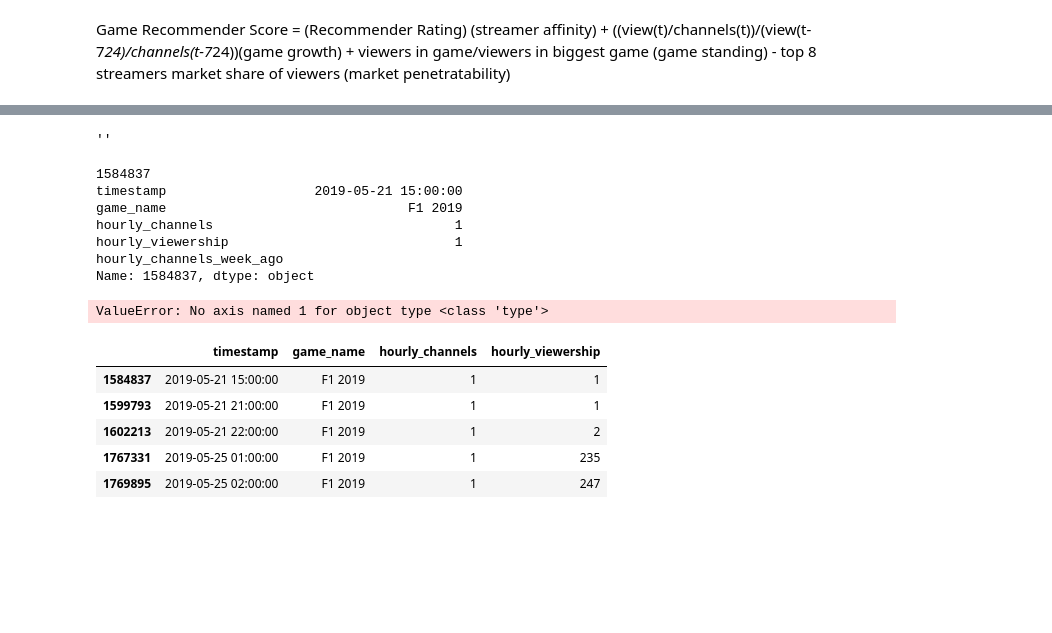
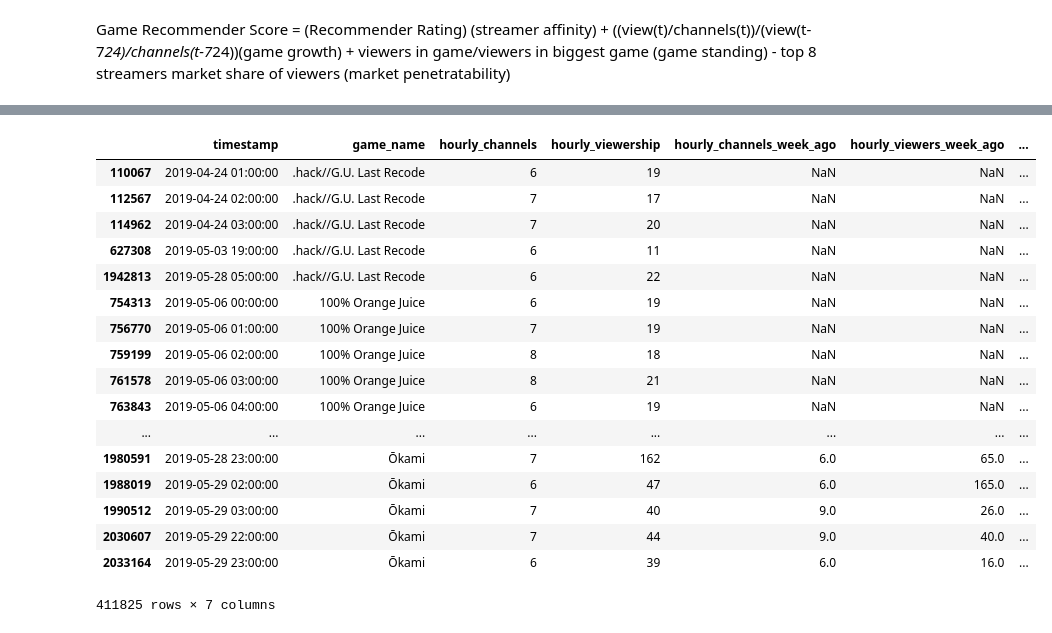
Before and after one commit to natashaborders-zz/Twitch_Streamers_Recommender, a Jupyter notebook: Recommender_For_Existing_Streamers/Key_Metric_Calculation.ipynb, the cells around one changed output, grey strips where cells are left out. Saved outputs shown, nothing was run; the diff lists cells and outputs as text; code cells hidden in the pictures; blank space fills up the shorter version.

```diff
--- a/Recommender_For_Existing_Streamers/Key_Metric_Calculation.ipynb
+++ b/Recommender_For_Existing_Streamers/Key_Metric_Calculation.ipynb
@@ -50,2 +37,4 @@ from datetime import timedelta
+# %%
+sully['hourly_viewers_week_ago'] = sully['hourly_viewership'] - sully['hourly_viewership'].diff(periods = 168)
 # %%
-sully['hourly_channels_week_ago'] = ''
+sully
@@ -56,30 +60,23 @@ Timestamp('2019-04-22 00:00:00')
-# %%
-sully['hourly_channels_week_ago'].iloc[0]
-# %% [output]
-''
-# %%
-for i, row in sully.iterrows():
-    print(i)
-    print(row)
-    curr = sully['timestamp'].iloc[i]
-    week = timedelta(days=7)
-    prev = curr - week
-    sully['hourly_channels_week_ago'].iloc[i] =  sully[(sully['timestamp'] == prev)].hourly_channels
-# %% [output]
-1584837
-timestamp                   2019-05-21 15:00:00
-game_name                               F1 2019
-hourly_channels                               1
-hourly_viewership                             1
-hourly_channels_week_ago
-Name: 1584837, dtype: object
-ValueError: No axis named 1 for object type <class 'type'>
+# %%
+sully['game_growth'] = (sully.hourly_viewership/sully.hourly_channels)/(sully.hourly_viewers_week_ago/sully.hourly_channels_week_ago)
 # %%
-sully.head()
+sully
 # %% [output]
-|  | timestamp | game_name | hourly_channels | hourly_viewership |
-| 1584837 | 2019-05-21 15:00:00 | F1 2019 | 1 | 1 |
-| 1599793 | 2019-05-21 21:00:00 | F1 2019 | 1 | 1 |
-| 1602213 | 2019-05-21 22:00:00 | F1 2019 | 1 | 2 |
-| 1767331 | 2019-05-25 01:00:00 | F1 2019 | 1 | 235 |
-| 1769895 | 2019-05-25 02:00:00 | F1 2019 | 1 | 247 |
+|  | timestamp | game_name | hourly_channels | hourly_viewership | hourly_channels_week_ago | hourly_viewers_week_ago | ... |
+| 110067 | 2019-04-24 01:00:00 | .hack//G.U. Last Recode | 6 | 19 | NaN | NaN | ... |
+| 112567 | 2019-04-24 02:00:00 | .hack//G.U. Last Recode | 7 | 17 | NaN | NaN | ... |
+| 114962 | 2019-04-24 03:00:00 | .hack//G.U. Last Recode | 7 | 20 | NaN | NaN | ... |
+| 627308 | 2019-05-03 19:00:00 | .hack//G.U. Last Recode | 6 | 11 | NaN | NaN | ... |
+| 1942813 | 2019-05-28 05:00:00 | .hack//G.U. Last Recode | 6 | 22 | NaN | NaN | ... |
+| 754313 | 2019-05-06 00:00:00 | 100% Orange Juice | 6 | 19 | NaN | NaN | ... |
+| 756770 | 2019-05-06 01:00:00 | 100% Orange Juice | 7 | 19 | NaN | NaN | ... |
+| 759199 | 2019-05-06 02:00:00 | 100% Orange Juice | 8 | 18 | NaN | NaN | ... |
+| 761578 | 2019-05-06 03:00:00 | 100% Orange Juice | 8 | 21 | NaN | NaN | ... |
+| 763843 | 2019-05-06 04:00:00 | 100% Orange Juice | 6 | 19 | NaN | NaN | ... |
+| ... | ... | ... | ... | ... | ... | ... | ... |
+| 1980591 | 2019-05-28 23:00:00 | Ōkami | 7 | 162 | 6.0 | 65.0 | ... |
+| 1988019 | 2019-05-29 02:00:00 | Ōkami | 6 | 47 | 6.0 | 165.0 | ... |
+| 1990512 | 2019-05-29 03:00:00 | Ōkami | 7 | 40 | 9.0 | 26.0 | ... |
+| 2030607 | 2019-05-29 22:00:00 | Ōkami | 7 | 44 | 9.0 | 40.0 | ... |
+| 2033164 | 2019-05-29 23:00:00 | Ōkami | 6 | 39 | 6.0 | 16.0 | ... |
+411825 rows × 7 columns
```
Also changed, not shown: parts of 10 cells of this notebook, 1 other file.
